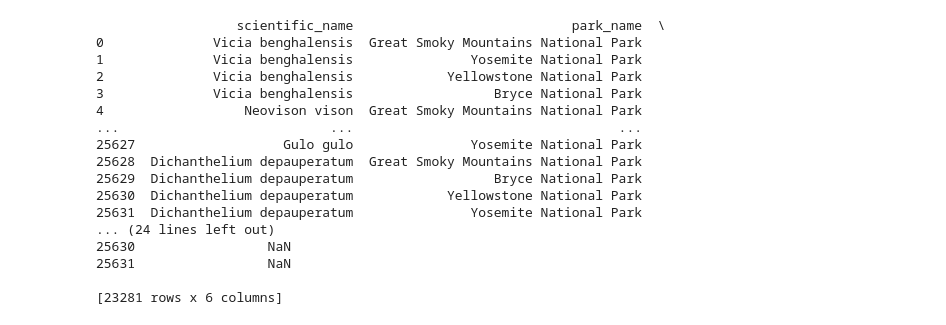
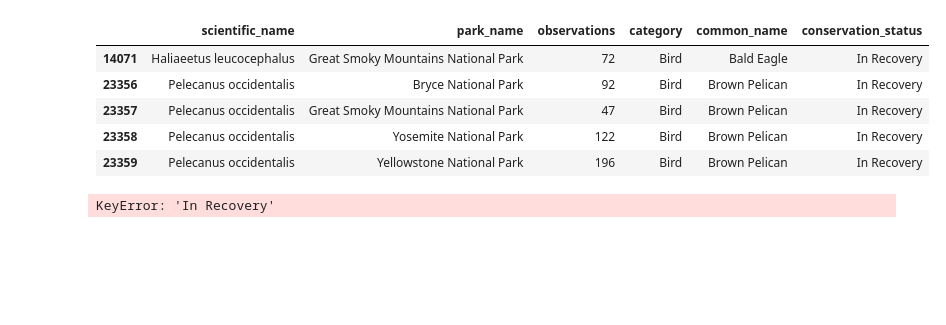
Before and after one commit to leaplanche/species_national_parks, a Jupyter notebook: Biodiversity in national parks-checkpoint.ipynb, the cells around one changed output. Saved outputs shown, nothing was run; the diff lists cells and outputs as text; code cells hidden in the pictures; blank space fills up the shorter version.

```diff
--- a/Biodiversity in national parks-checkpoint.ipynb
+++ b/Biodiversity in national parks-checkpoint.ipynb
@@ -10,26 +14,30 @@ with open('/home/essetu/Documents/Datasets/Codecademy projects/biodiversity-star
 with open('/home/essetu/Documents/Datasets/Codecademy projects/biodiversity-starter/biodiversity_starter/species_info.csv') as species_file:
     species_read = pd.read_csv(species_file)
-# %%
-class_observations = pd.merge(observations_read, species_read, on= 'scientific_name', how= 'outer')
-class_observations.drop_duplicates(inplace=True, subset=['scientific_name', 'park_name', 'observations'], keep='first')
-class_observations.rename(inplace=True, columns={'common_names' : 'common_name'})
-print(class_observations)
-# %% [output]
-                  scientific_name                            park_name  \
-0              Vicia benghalensis  Great Smoky Mountains National Park
-1              Vicia benghalensis               Yosemite National Park
-2              Vicia benghalensis            Yellowstone National Park
-3              Vicia benghalensis                  Bryce National Park
-4                  Neovison vison  Great Smoky Mountains National Park
-...                           ...                                  ...
-25627                   Gulo gulo               Yosemite National Park
-25628  Dichanthelium depauperatum  Great Smoky Mountains National Park
-25629  Dichanthelium depauperatum                  Bryce National Park
-25630  Dichanthelium depauperatum            Yellowstone National Park
-25631  Dichanthelium depauperatum               Yosemite National Park
-... (24 lines left out)
-25630                 NaN
-25631                 NaN
-
-[23281 rows x 6 columns]
+# %%
+#Creating a larger file that includes all the information available using pd.merge()
+class_observations = pd.merge(observations_read, species_read, on= 'scientific_name', how= 'outer')
+
+#Dropping duplicates with the .drop_duplicates function. The input 'inplace=True' means that the function doesn't
+#create a new file but rather changes the existing file.
+class_observations.drop_duplicates(inplace=True, subset=['scientific_name', 'park_name', 'observations'],
+                                   keep='first')
+
+#Renaming common_names to be more coherent with the other  labels.The same thing applies with 'inplace=True'.
+class_observations.rename(inplace=True, columns={'common_names' : 'common_name'})
+
+#Replace NaN with low risk
+class_observations.fillna('Low Risk', inplace=True)
+
+#Create a sub-file with only recovering species
+
+life_forms_recovering = class_observations[class_observations['conservation_status'] == 'In Recovery']
+life_forms_recovering.head()
+life_forms_recovering.tail()
+# %% [output]
+|  | scientific_name | park_name | observations | category | common_name | conservation_status |
+| 14071 | Haliaeetus leucocephalus | Great Smoky Mountains National Park | 72 | Bird | Bald Eagle | In Recovery |
+| 23356 | Pelecanus occidentalis | Bryce National Park | 92 | Bird | Brown Pelican | In Recovery |
+| 23357 | Pelecanus occidentalis | Great Smoky Mountains National Park | 47 | Bird | Brown Pelican | In Recovery |
+| 23358 | Pelecanus occidentalis | Yosemite National Park | 122 | Bird | Brown Pelican | In Recovery |
+| 23359 | Pelecanus occidentalis | Yellowstone National Park | 196 | Bird | Brown Pelican | In Recovery |
 # %%
@@ -36 +45,30 @@ print(class_observations)
 class_observations['trunc_common_name'] = (class_observations['common_name'].str.split().str[-2:].str.join(' '))
+# %%
+#Creating a sub-file for each category of life forms.
+for category, group in class_observations.groupby('category'):
+     group.to_csv(f'{category}.csv', index=False)
+
+#Creating a readable file for mammals within the larger file
+mammals_observations = pd.read_csv('Mammal.csv')
+
+#Creating a sub-file for mammals in each national park
+for (park_name), group in mammals_observations.groupby('park_name'):
+     group.to_csv(f'{park_name}.csv', index=False)
+
+#Creating a readable file for mammal observations in Yosemite
+yosemite_mammals_observations = pd.read_csv('Yosemite National Park.csv')
+
+#Creating a sub-file for each conservation status of mammals in yosemite (this may be useless, but it allows me some
+#flexibility that I like.
+yosemite_mammals_status = {}
+
+for status,  _ in yosemite_mammals_observations.groupby('conservation_status'):
+    yosemite_mammals_status[status] = pd.read_csv(f'{conservation_status}.csv')
+
+    #Truncating the common name for the recovering populations because the name was entered in a different format, sadly.
+if 'In Recovery' in yosemite_mammals_status:
+    yosemite_mammals_status['In Recovery']['trunc_common_name'] = (yosemite_mammals_status['In Recovery']['common_names'].str.split().str[:2].str.join(' '))
+
+print(yosemite_mammals_status['In Recovery'])
+# %% [output]
+KeyError: 'In Recovery'
```
Also changed, not shown: parts of 15 cells of this notebook.
